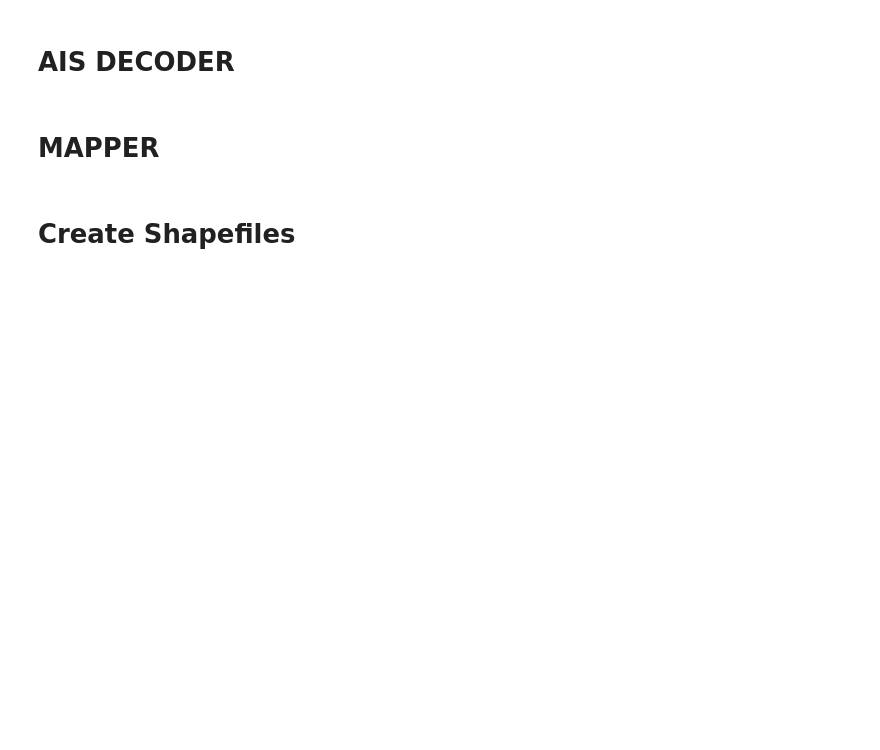
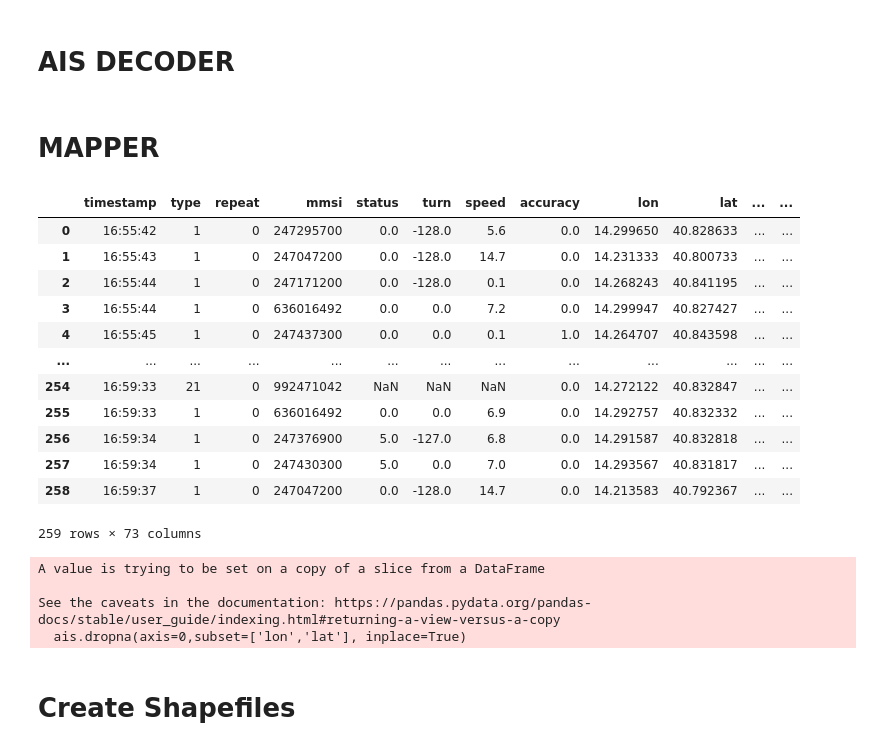
Before and after one commit to sirbastiano/AisDecoder, a Jupyter notebook: main.ipynb, the cells around one changed output. Drawn from its saved outputs; the diff is of its cells as text; code cells hidden in the pictures; blank space fills up the shorter version.

```diff
--- a/main.ipynb
+++ b/main.ipynb
@@ -20,7 +20,7 @@ style = 'symbol:pin; fill:#0000ff; fill-opacity:0.7; stroke:#ffffff; stroke-opac
 text = None
 dateTime = None
 # %%
-file_path = "SRC\\Input\\CSK_21_01_2.txt"
+file_path = "SRC\Input\Vesperino_24032022.txt"
 ais_msg = NMEA_decoder(file_path)
 GPS = ais_msg.get_GPS()
 ais = ais_msg.to_df()
@@ -45,11 +45,32 @@ dateTime = None
 
 # GPS = pd.read_excel(output_path+decoded_path+'\\'+'GPS_decoded.xlsx')
 # GPS.drop(GPS.filter(regex='Unname'), axis=1, inplace=True)
+# %%
+ais
+# %% [output]
+|  | timestamp | type | repeat | mmsi | status | turn | speed | accuracy | lon | lat | ... | ... |
+| 0 | 16:55:42 | 1 | 0 | 247295700 | 0.0 | -128.0 | 5.6 | 0.0 | 14.299650 | 40.828633 | ... | ... |
+| 1 | 16:55:43 | 1 | 0 | 247047200 | 0.0 | -128.0 | 14.7 | 0.0 | 14.231333 | 40.800733 | ... | ... |
+| 2 | 16:55:44 | 1 | 0 | 247171200 | 0.0 | -128.0 | 0.1 | 0.0 | 14.268243 | 40.841195 | ... | ... |
+| 3 | 16:55:44 | 1 | 0 | 636016492 | 0.0 | 0.0 | 7.2 | 0.0 | 14.299947 | 40.827427 | ... | ... |
+| 4 | 16:55:45 | 1 | 0 | 247437300 | 0.0 | 0.0 | 0.1 | 1.0 | 14.264707 | 40.843598 | ... | ... |
+| ... | ... | ... | ... | ... | ... | ... | ... | ... | ... | ... | ... | ... |
+| 254 | 16:59:33 | 21 | 0 | 992471042 | NaN | NaN | NaN | 0.0 | 14.272122 | 40.832847 | ... | ... |
+| 255 | 16:59:33 | 1 | 0 | 636016492 | 0.0 | 0.0 | 6.9 | 0.0 | 14.292757 | 40.832332 | ... | ... |
+| 256 | 16:59:34 | 1 | 0 | 247376900 | 5.0 | -127.0 | 6.8 | 0.0 | 14.291587 | 40.832818 | ... | ... |
+| 257 | 16:59:34 | 1 | 0 | 247430300 | 5.0 | 0.0 | 7.0 | 0.0 | 14.293567 | 40.831817 | ... | ... |
+| 258 | 16:59:37 | 1 | 0 | 247047200 | 0.0 | -128.0 | 14.7 | 0.0 | 14.213583 | 40.792367 | ... | ... |
+259 rows × 73 columns
 # %%
-ais = ais[ (ais['timestamp']>'16:57:10') & (ais['timestamp']<'16:59:50')]
+ais = ais[ (ais['timestamp']>'16:55:39') & (ais['timestamp']<'16:59:39')]
 # ais = ais.drop_duplicates(subset='mmsi')
 ais.dropna(axis=0,subset=['lon','lat'], inplace=True)
 ais.reset_index(inplace=True, drop=True)
+# %% [output]
+A value is trying to be set on a copy of a slice from a DataFrame
+
+See the caveats in the documentation: https://pandas.pydata.org/pandas-docs/stable/user_guide/indexing.html#returning-a-view-versus-a-copy
+  ais.dropna(axis=0,subset=['lon','lat'], inplace=True)
 # %% [markdown]
 # Create Shapefiles
 # %%
```
Also changed, not shown: parts of 2 cells of this notebook, 14 other files.
